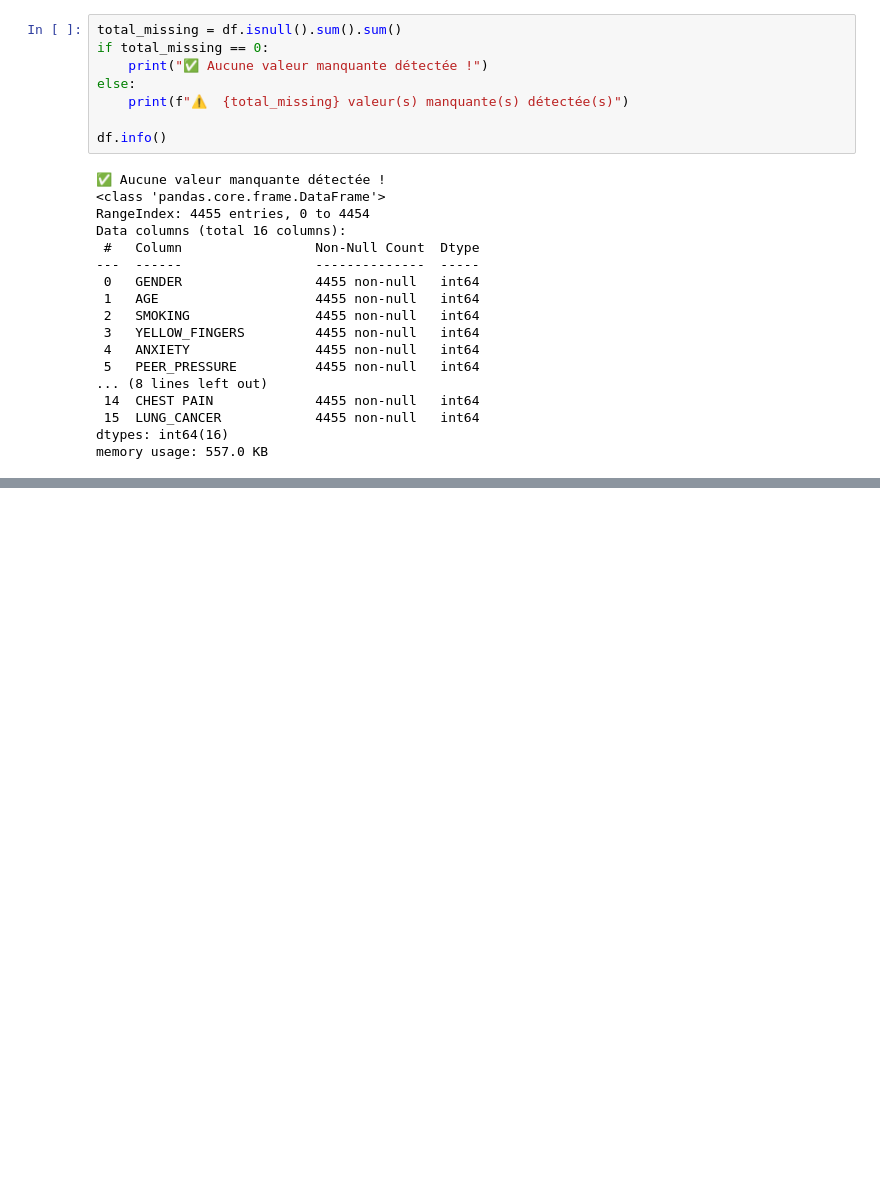
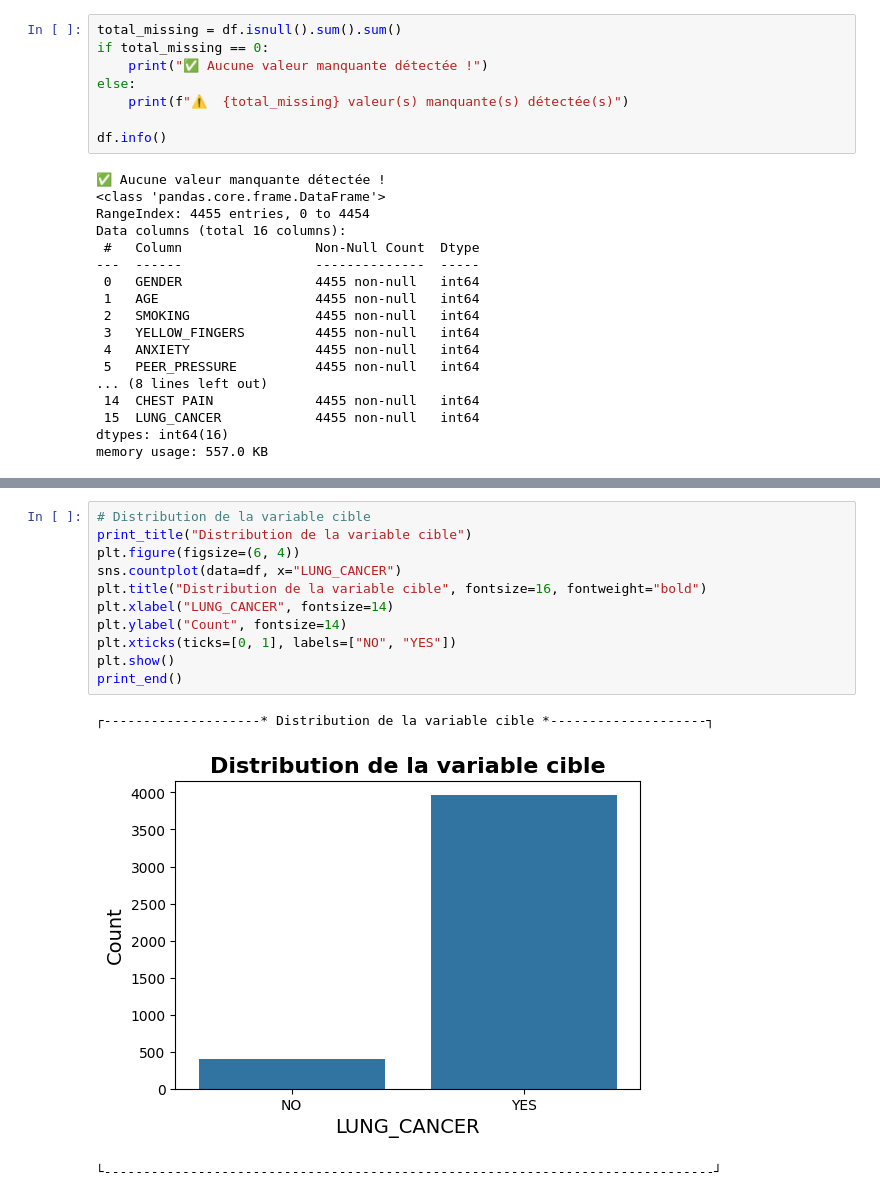
Before and after one commit to FrancoisHellebuyck-Formation/project6, a Jupyter notebook: notebooks/01-exploration.ipynb, the cells around one changed output, grey strips where cells are left out. Drawn from its saved outputs; the diff is of its cells as text; blank space fills up the shorter version.

```diff
--- a/notebooks/01-exploration.ipynb
+++ b/notebooks/01-exploration.ipynb
@@ -67,0 +97,15 @@ memory usage: 557.0 KB
+# %%
+# Distribution de la variable cible
+print_title("Distribution de la variable cible")
+plt.figure(figsize=(6, 4))
+sns.countplot(data=df, x="LUNG_CANCER")
+plt.title("Distribution de la variable cible", fontsize=16, fontweight="bold")
+plt.xlabel("LUNG_CANCER", fontsize=14)
+plt.ylabel("Count", fontsize=14)
+plt.xticks(ticks=[0, 1], labels=["NO", "YES"])
+plt.show()
+print_end()
+# %% [output]
+┌--------------------* Distribution de la variable cible *--------------------┐
+[figure, added]
+└------------------------------------------------------------------------------┘
```
Also changed, not shown: parts of 6 cells of this notebook.
